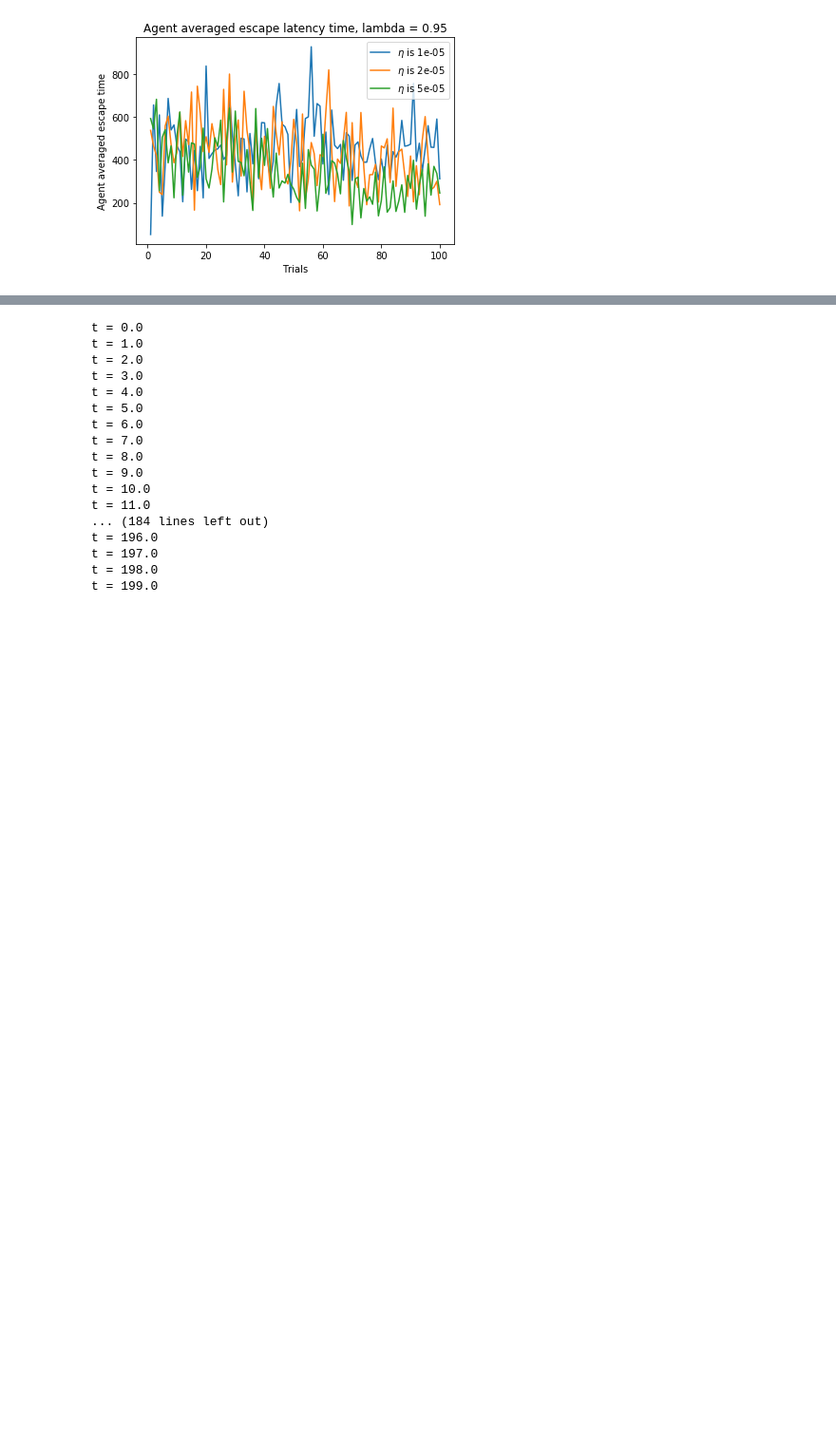
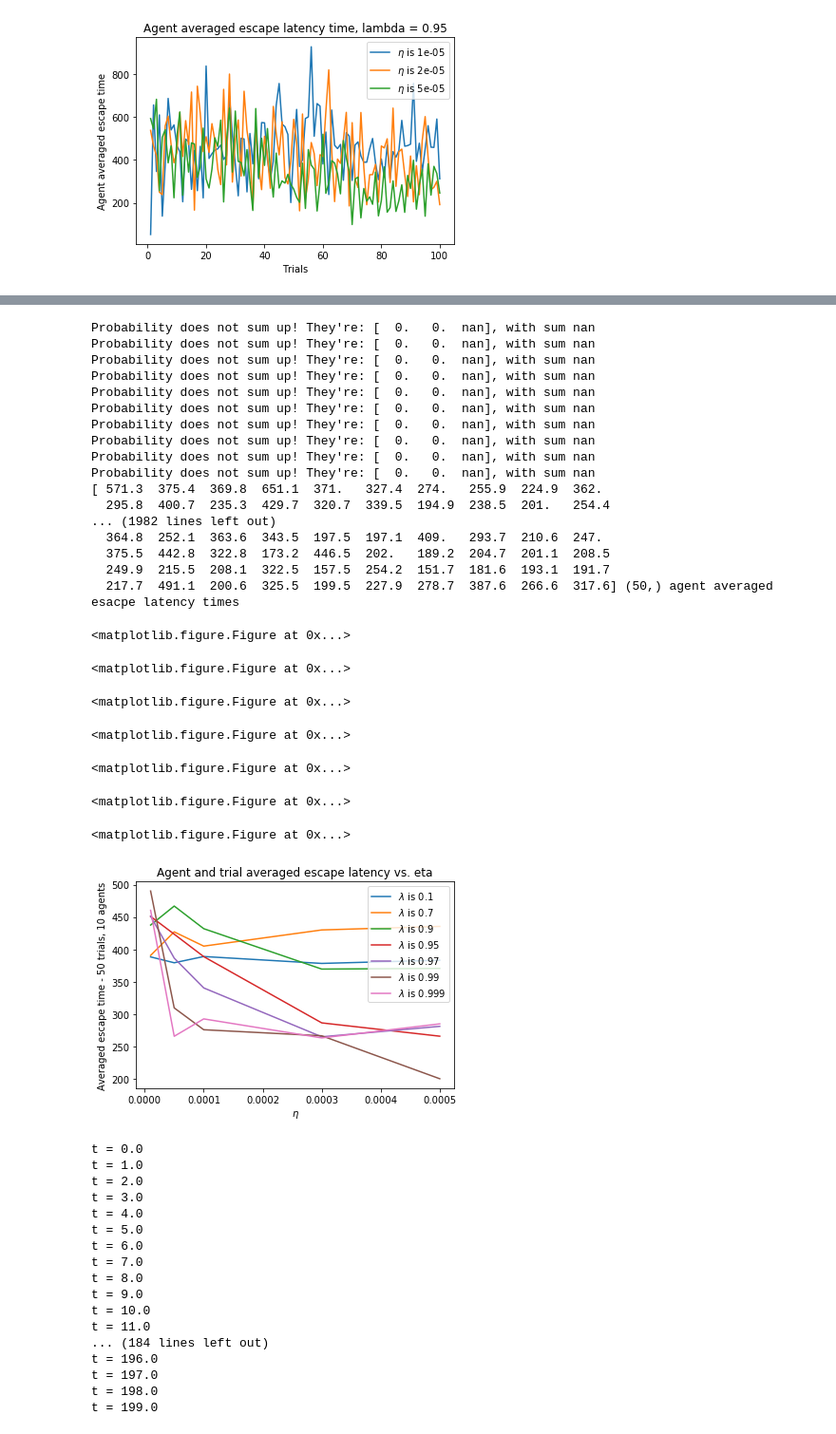
Before and after one commit to sergeivolodin/MountainCarRL, a Jupyter notebook: arvin/main.ipynb, the cells around one changed output, grey strips where cells are left out. Shown: that part at 95% size. Drawn from its saved outputs; the diff is of its cells as text; code cells hidden in the pictures; blank space fills up the shorter version.

```diff
--- a/arvin/main.ipynb
+++ b/arvin/main.ipynb
@@ -237,19 +237,22 @@ class DummyAgent():
             for j in range(len(v_range)):
                 states[i,j] = (x_range[i],v_range[j])
 
-        #states_x, states_y = np.meshgrid(x_range,v_range)
 
-        action_fields =  np.zeros((len(x_range),len(v_range)))
+        #action_fields =  np.zeros((len(x_range),len(v_range)))
+        action_fields_right =  np.zeros((len(x_range),len(v_range)))
+        action_fields_left =  np.zeros((len(x_range),len(v_range)))
+
         for i in range(states.shape[0]):
             for j in range(states.shape[1]):
-                #print(states[i,j])
-                action_fields[i,j] = self.get_action_index(*states[i,j]) - 1
-        #action_fields_x = self.get_action_index(states_x,states_y) - 1
-        #action_fields_y = self.get_action_index(states_y) - 1
+                stuff = self.get_action_index(*states[i,j]) - 1
+                if stuff == 1.:
+                    action_fields_right[i,j] = stuff
+                if stuff == -1.:
+                    action_fields_left[i,j] = stuff
+                #action_fields[i,j] = self.get_action_index(*states[i,j]) - 1
 
-        #return states_x,states_y, action_fields_x, action_fields_y
-
-        return action_fields
+        return action_fields_right, action_fields_left
+        #return action_fields
 # %%
 import matplotlib.pyplot as plt
 av_times = {} #Dictionary for agent averaged times
@@ -411,8 +514,8 @@ def optimise_eta_trialaveraged(lambdas,etas,iters=50,tau=0.0001):
 #ets = [0.00001,0.00002,0.00005,0.0001,0.0002,0.0005,0.0003]
 #lambdas = [0.1,0.3,0.5,0.7,0.9,0.999]
 #iters=100
-ets = [0.00001,0.00005,0.0001,0.0003]
-lambdas = [0.1,0.5,0.7,0.999]
+ets = [0.00001,0.00005,0.0001,0.0003,0.0005]
+lambdas = [0.1,0.7,0.90,0.95,0.97,0.99,0.999]
 its = 50
 times_opt_av = optimise_eta_trialaveraged(lambdas,ets,iters=its)
 
@@ -421,6 +524,9 @@ plt.plot(ets,times_opt_av[lambdas[0]],label=r'$\lambda$ is {}'.format(lambdas[0]
 plt.plot(ets,times_opt_av[lambdas[1]],label=r'$\lambda$ is {}'.format(lambdas[1]))
 plt.plot(ets,times_opt_av[lambdas[2]],label=r'$\lambda$ is {}'.format(lambdas[2]))
 plt.plot(ets,times_opt_av[lambdas[3]],label=r'$\lambda$ is {}'.format(lambdas[3]))
+plt.plot(ets,times_opt_av[lambdas[4]],label=r'$\lambda$ is {}'.format(lambdas[4]))
+plt.plot(ets,times_opt_av[lambdas[5]],label=r'$\lambda$ is {}'.format(lambdas[5]))
+plt.plot(ets,times_opt_av[lambdas[6]],label=r'$\lambda$ is {}'.format(lambdas[6]))
 plt.title("Agent and trial averaged escape latency vs. eta")
 plt.xlabel(r'$\eta$')
 plt.ylabel("Averaged escape time - 50 trials, 10 agents")
@@ -447,3 +553,28 @@ eta is 1e-05
+Probability does not sum up! They're: [  0.   0.  nan], with sum nan
+Probability does not sum up! They're: [  0.   0.  nan], with sum nan
+Probability does not sum up! They're: [  0.   0.  nan], with sum nan
+Probability does not sum up! They're: [  0.   0.  nan], with sum nan
+Probability does not sum up! They're: [  0.   0.  nan], with sum nan
+Probability does not sum up! They're: [  0.   0.  nan], with sum nan
+Probability does not sum up! They're: [  0.   0.  nan], with sum nan
+Probability does not sum up! They're: [  0.   0.  nan], with sum nan
+Probability does not sum up! They're: [  0.   0.  nan], with sum nan
+Probability does not sum up! They're: [  0.   0.  nan], with sum nan
+[ 571.3  375.4  369.8  651.1  371.   327.4  274.   255.9  224.9  362.
+  295.8  400.7  235.3  429.7  320.7  339.5  194.9  238.5  201.   254.4
+... (1982 lines left out)
+  364.8  252.1  363.6  343.5  197.5  197.1  409.   293.7  210.6  247.
+  375.5  442.8  322.8  173.2  446.5  202.   189.2  204.7  201.1  208.5
+  249.9  215.5  208.1  322.5  157.5  254.2  151.7  181.6  193.1  191.7
+  217.7  491.1  200.6  325.5  199.5  227.9  278.7  387.6  266.6  317.6] (50,) agent averaged esacpe latency times
+<matplotlib.figure.Figure at 0x...>
+<matplotlib.figure.Figure at 0x...>
+<matplotlib.figure.Figure at 0x...>
+<matplotlib.figure.Figure at 0x...>
+<matplotlib.figure.Figure at 0x...>
+<matplotlib.figure.Figure at 0x...>
+<matplotlib.figure.Figure at 0x...>
+[figure, added]
 # %%
 d.visualize_trial()
 # %% [output]
```
Also changed, not shown: parts of 5 cells of this notebook.
